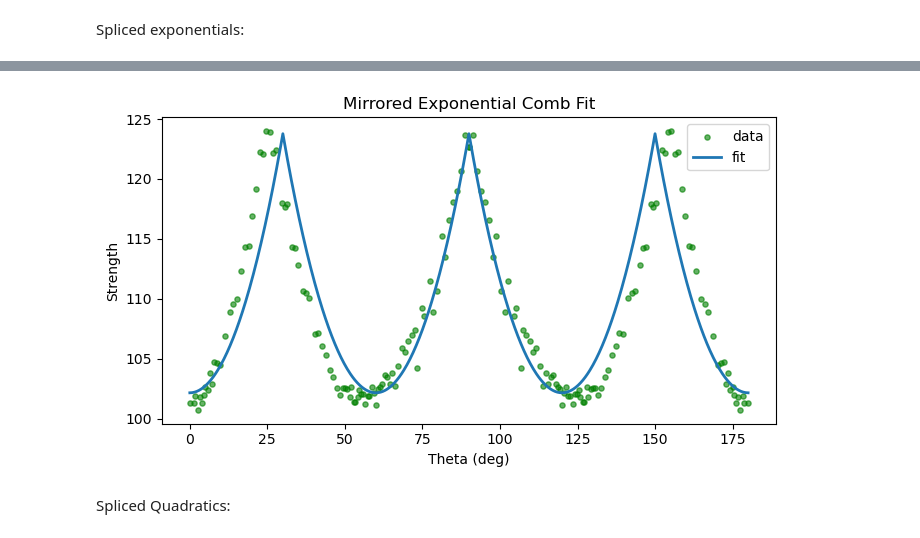
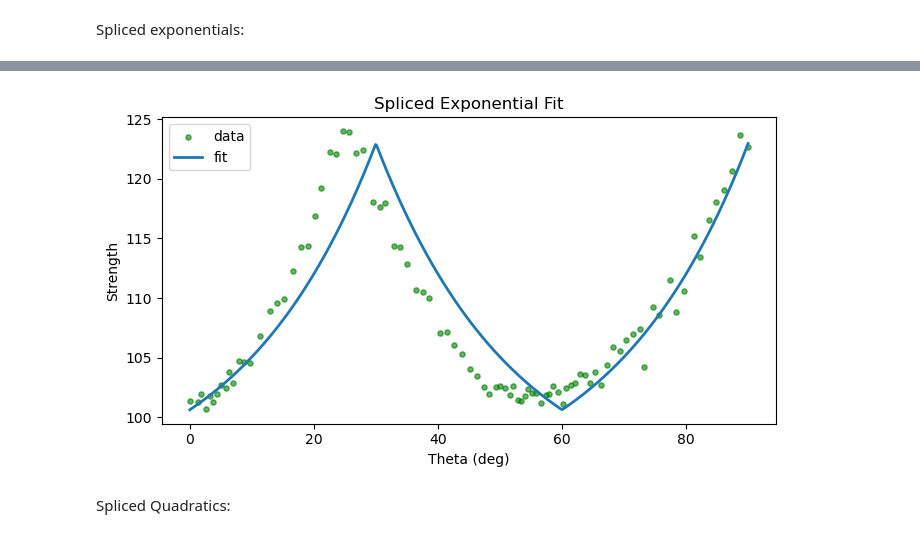
Before and after one commit to abon11/Graphene_Strength_Surface, a Jupyter notebook: sandbox.ipynb, the cells around one changed output, grey strips where cells are left out. Saved outputs shown, nothing was run; the diff lists cells and outputs as text; code cells hidden in the pictures.

```diff
--- a/sandbox.ipynb
+++ b/sandbox.ipynb
@@ -301,7 +301,8 @@ def k_model(theta_deg, params):
 
 # Loss function with pins
 
-pin_indices = [np.argmax(y_data), np.argmin(y_data)]  # peak + valley
+# pin_indices = [np.argmax(y_data), np.argmin(y_data)]  # peak + valley
+pin_indices = []
 pin_weight = 1e6
 
 def loss(params):
@@ -334,14 +335,14 @@ else:
     raise RuntimeError(f"Fit failed: {result.message}")
 
 # plot
-theta_grid = np.linspace(0, 180, 721)
+theta_grid = np.linspace(0, 90, 721)
 plt.figure(figsize=(7,4))
 plt.scatter(theta_data, y_data, s=14, alpha=0.6, label="data", c='g')
 plt.plot(theta_grid, k_model(theta_grid, [k0, k1, k2, k3, k4]), label="fit", linewidth=2)
-plt.plot([25, 25], [100, 125])
+# plt.plot([25, 25], [100, 125])
 # plt.plot(theta_grid, k_model(theta_grid, [110, -12.2, 0, 2.8, 0]), label="maybe", linewidth=2)
 
-plt.title("Pinned Max Peak/Min Valley")
+plt.title("Original 2nd Order Fourier Series")
 
 plt.xlabel("Theta (deg)")
 plt.ylabel("Strength")
@@ -362,7 +363,7 @@ df = final_df.copy()
 theta_data = df["Theta"].to_numpy()
 y_data = df["Strength_1"].to_numpy()
 
-N = 20  # max harmonic order
+N = 8  # max harmonic order
 x0 = np.zeros(2 * N + 1)  # initial guess
 
 
@@ -374,7 +375,8 @@ def k_model(theta_deg, params, N):
         - k_{2m-1}: cosine coefficient for m-th harmonic
         - k_{2m}: sine coefficient for m-th harmonic
     """
-    w = 2 * np.pi * theta_deg / 60.0  # 60° period
+    # w = 2 * np.pi * theta_deg / 60.0  # 60° period
+    w = 2 * np.pi * theta_deg / 180  # TO ENFORCE NO PERIODICITY
     k0 = params[0]
     total = np.full_like(theta_deg, k0, dtype=float)
 
@@ -386,7 +388,8 @@ def k_model(theta_deg, params, N):
     return total
 
 
-pin_indices = [np.argmax(y_data), np.argmin(y_data)]  # peak + valley
+# pin_indices = [np.argmax(y_data), np.argmin(y_data)]  # peak + valley
+pin_indices = []
 pin_weight = 1e6
 
 def loss(params):
@@ -414,12 +417,13 @@ else:
     raise RuntimeError(f"Fit failed: {result.message}")
 
 # plot
-theta_grid = np.linspace(0, 180, 721)
+theta_grid = np.linspace(0, 90, 721)
 plt.figure(figsize=(7,4))
 plt.scatter(theta_data, y_data, s=14, alpha=0.6, label="data", c='g')
 plt.plot(theta_grid, k_model(theta_grid, params_opt, N), label="fit", linewidth=2)
 plt.xlabel("Theta (deg)")
 plt.ylabel("Strength")
+plt.title(f"{N}th order Fourier Series --> NO PERIODICITY ENFORCED")
 plt.legend()
 plt.show()
 # %% [output]
@@ -439,66 +436,74 @@ plt.show()
 Spliced exponentials:
 # %%
 import numpy as np
-import pandas as pd
 import matplotlib.pyplot as plt
 from scipy.optimize import minimize
 
-# Data: expects final_df with columns "Theta" and "Strength_1"
+# Data
 df = final_df.copy()
 theta_data = df["Theta"].to_numpy()
 y_data = df["Strength_1"].to_numpy()
 
-# Define wrapped angular distance: output in [0, 180]
-def wrapped_distance(theta, center):
-    return np.abs((theta - center + 180) % 360 - 180)
+def spliced_exp(theta_deg, a, b, c):
+    """
+    Spliced exponential peaks at 30 and 90.
+    Valley at 0 and 60. Segments:
+    [0, 30]: rising exp
+    [30, 60]: falling exp
+    [60, 90]: rising exp
+    """
+    theta_deg = np.asarray(theta_deg)
+    result = np.zeros_like(theta_deg, dtype=float)
 
-# Mirrored exponential comb: periodic peaks every 60°
-def mirrored_exp_comb(theta_deg, a, b, theta0_deg):
-    centers = [(theta0_deg + 60 * m) % 360 for m in range(6)]
-    result = np.zeros_like(theta_deg, dtype=float)
-    for c in centers:
-        dist = wrapped_distance(theta_deg, c)
-        result += a * np.exp(-b * dist)
+    # First segment: [0, 30]
+    mask1 = (theta_deg >= 0) & (theta_deg < 30)
+    result[mask1] = a * np.exp(b * (theta_deg[mask1] - 30)) + c
+
+    # Second segment: [30, 60]
+    mask2 = (theta_deg >= 30) & (theta_deg < 60)
+    result[mask2] = a * np.exp(-b * (theta_deg[mask2] - 30)) + c
+
+    # Third segment: [60, 90]
+    mask3 = (theta_deg >= 60) & (theta_deg <= 90)
+    result[mask3] = a * np.exp(b * (theta_deg[mask3] - 90)) + c
+
     return result
 
-# Loss function for fitting [a, b, theta0]
+# Loss function
 def loss(params):
-    a, b, theta0 = params
-    pred = mirrored_exp_comb(theta_data, a, b, theta0)
-    residuals = y_data - pred
-    return np.sum(residuals**2)
+    a, b, c = params
+    pred = spliced_exp(theta_data, a, b, c)
+    return np.sum((y_data - pred) ** 2)
 
 # Initial guess
-a0 = np.max(y_data)
+a0 = np.max(y_data) - np.min(y_data)
 b0 = 0.1
-theta0_0 = 30.0  # expected center of peak
-x0 = [a0, b0, theta0_0]
+c0 = np.min(y_data)
+x0 = [a0, b0, c0]
 
-# Bounds to keep params sane
-bounds = [(0, None),      # a ≥ 0
-          (1e-4, 10.0),   # b > 0
-          (0.0, 60.0)]    # theta0 within one period
+# Bounds
+bounds = [(0, None), (1e-4, 10.0), (None, None)]
 
 # Fit
 result = minimize(loss, x0, method="Powell", bounds=bounds)
 
 if result.success:
-    a, b, theta0 = result.x
-    print(f"Fit successful:\na = {a:.4f}, b = {b:.4f}, theta0 = {theta0:.4f}°")
+    a, b, c = result.x
+    print(f"Fit successful:\na = {a:.4f}, b = {b:.4f}, c = {c:.4f}")
 else:
     raise RuntimeError("Fit failed: " + result.message)
 
 # Plot
-theta_grid = np.linspace(0, 180, 721)
-fit_curve = mirrored_exp_comb(theta_grid, a, b, theta0)
+theta_grid = np.linspace(0, 90, 500)
+fit_curve = spliced_exp(theta_grid, a, b, c)
 
 plt.figure(figsize=(7, 4))
 plt.scatter(theta_data, y_data, s=14, alpha=0.6, label="data", c='g')
 plt.plot(theta_grid, fit_curve, label="fit", linewidth=2)
 plt.xlabel("Theta (deg)")
 plt.ylabel("Strength")
+plt.title("Spliced Exponential Fit")
 plt.legend()
-plt.title("Mirrored Exponential Comb Fit")
 plt.tight_layout()
 plt.show()
 # %% [output]
@@ -507,4 +512,4 @@ a = 71.4338, b = 0.0213, theta0 = 30.0000°
-[figure, old version]
+[figure, new version]
 # %% [markdown]
 Spliced Quadratics:
 # %%
```
Also changed, not shown: parts of 6 cells of this notebook, 2 other files.
